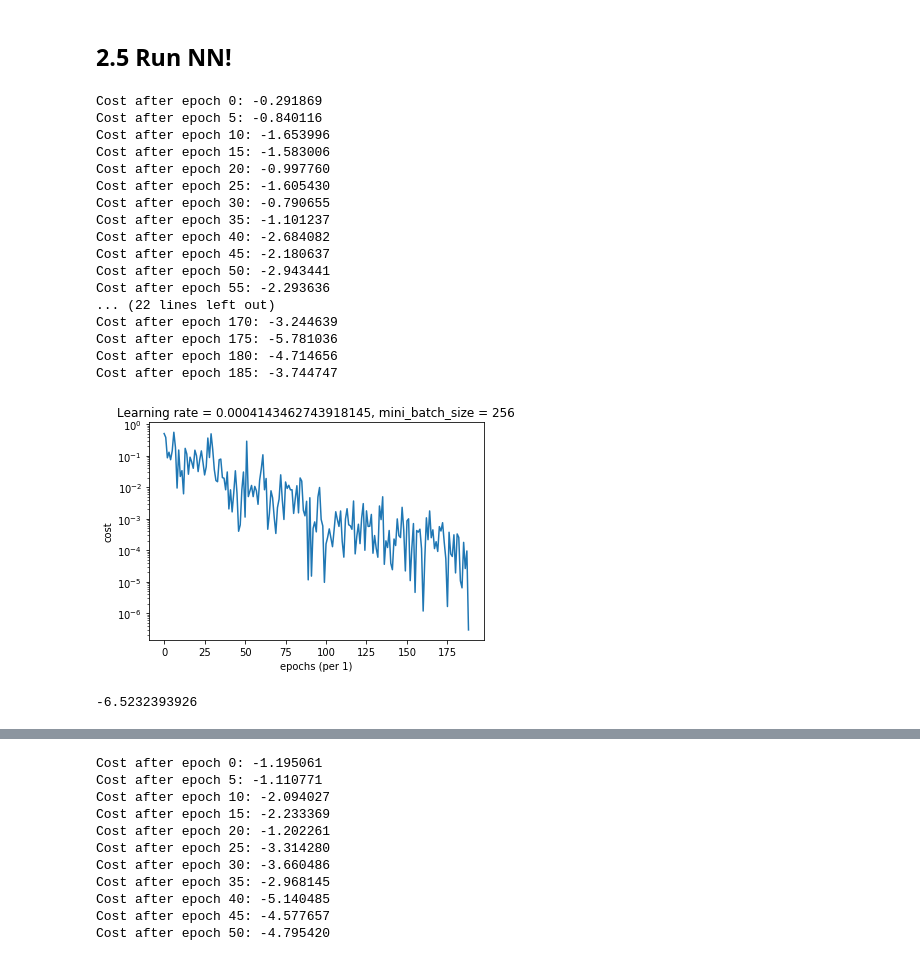
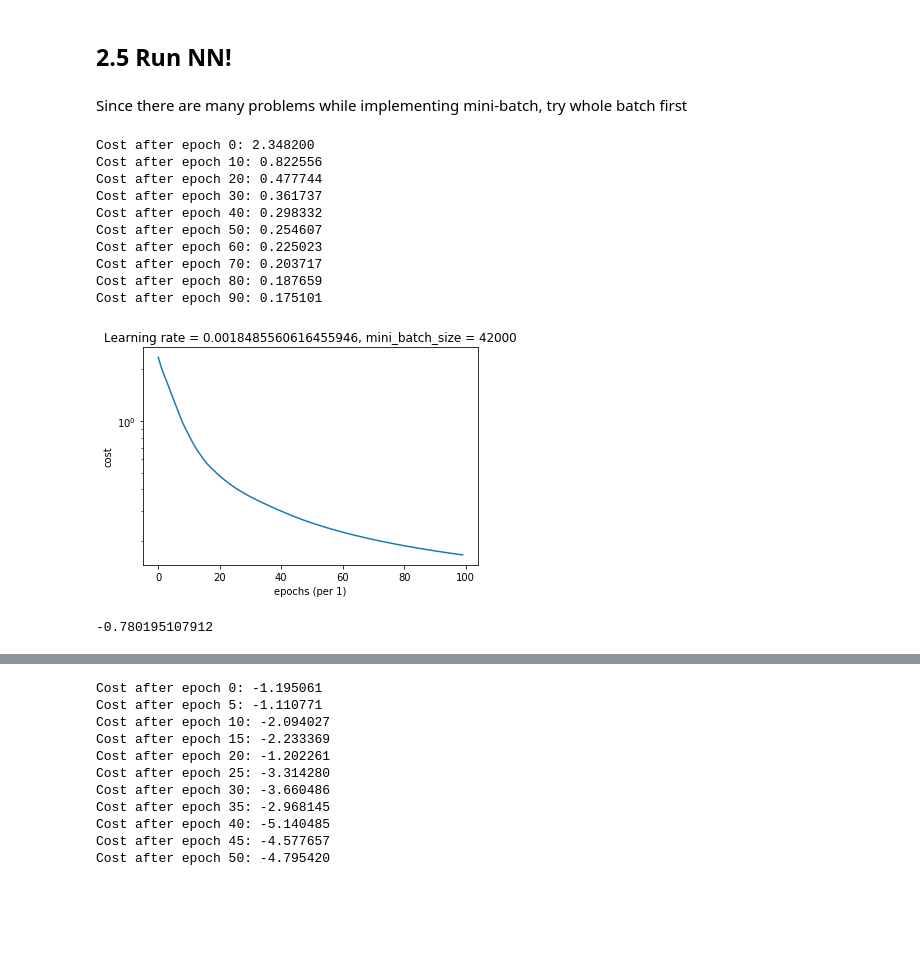
Before and after one commit to woodyko3234/Kaggle---Digit-Recognizer, a Jupyter notebook: Kaggle - Digit Recognizer (DL).ipynb, the cells around one changed output, grey strips where cells are left out. Saved outputs shown, nothing was run; the diff lists cells and outputs as text; code cells hidden in the pictures; blank space fills up the shorter version.

```diff
--- a/Kaggle - Digit Recognizer (DL).ipynb
+++ b/Kaggle - Digit Recognizer (DL).ipynb
@@ -346,7 +349,7 @@ def compute_cost(aL, Y):
     """
     m = Y.shape[1]
 
-    cost = -1 / m * np.sum(np.sum(np.multiply(Y, np.log(aL)), axis = 0))
+    cost = (-1 / m) * np.sum(np.sum(np.multiply(Y, np.log(aL)), axis = 0))
 
     return cost
 # %%
@@ -586,30 +589,27 @@ def model(X, Y, layers_dims, optimizer = 'adam', learning_rate = 0.0005, mini_ba
     return parameters
 # %% [markdown]
 ## 2.5 Run NN!
+# %% [markdown]
+Since there are many problems while implementing mini-batch, try whole batch first
 # %%
 train_X = feature_norm(X_train_ori)
 train_Y = convert_to_one_hot(Y_train_ori, 10)
 layer_dims = set_layers(2, m, last_layer = 10)
 # %%
-parameters = model(train_X, train_Y, layer_dims, optimizer = "adam")
-#0.964
+parameters = model(train_X, train_Y, layer_dims, optimizer = "adam", learning_rate = 0.005,
+                   mini_batch_size = train_X.shape[1], learning_decay = 0.01,
+                   num_epochs = 100)
+#0.94271
 # %% [output]
-Cost after epoch 0: -0.291869
-Cost after epoch 5: -0.840116
-Cost after epoch 10: -1.653996
-Cost after epoch 15: -1.583006
-Cost after epoch 20: -0.997760
-Cost after epoch 25: -1.605430
-Cost after epoch 30: -0.790655
-Cost after epoch 35: -1.101237
-Cost after epoch 40: -2.684082
-Cost after epoch 45: -2.180637
-Cost after epoch 50: -2.943441
-Cost after epoch 55: -2.293636
-... (22 lines left out)
-Cost after epoch 170: -3.244639
-Cost after epoch 175: -5.781036
-Cost after epoch 180: -4.714656
-Cost after epoch 185: -3.744747
+Cost after epoch 0: 2.348200
+Cost after epoch 10: 0.822556
+Cost after epoch 20: 0.477744
+Cost after epoch 30: 0.361737
+Cost after epoch 40: 0.298332
+Cost after epoch 50: 0.254607
+Cost after epoch 60: 0.225023
+Cost after epoch 70: 0.203717
+Cost after epoch 80: 0.187659
+Cost after epoch 90: 0.175101
-[figure, old version]
+[figure, new version]
--6.5232393926
+-0.780195107912
```
Also changed, not shown: parts of 45 cells of this notebook, 3 other files.
